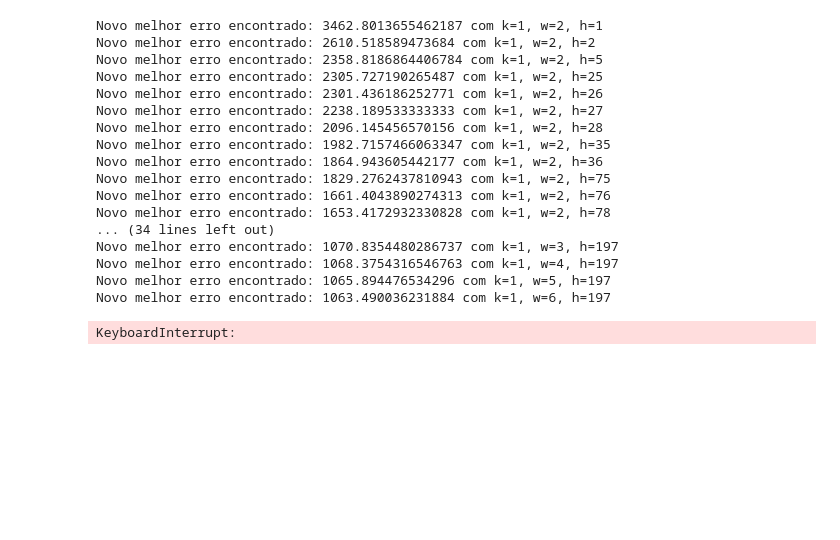
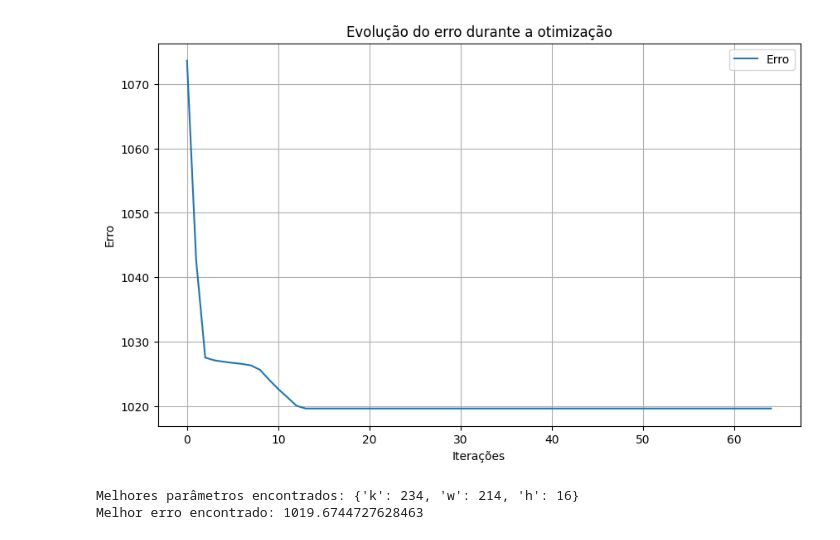
Before and after one commit to fbison/PrevisaoTemperatura, a Jupyter notebook: KNN.ipynb, the cells around one changed output. Saved outputs shown, nothing was run; the diff lists cells and outputs as text; code cells hidden in the pictures; blank space fills up the shorter version.

```diff
--- a/KNN.ipynb
+++ b/KNN.ipynb
@@ -89,28 +340,9 @@ def optimize_parameters(xTrain, xTest, k_values, w_values, h_values):
 # %%
-k_values = range(1, 200)
-w_values = range(2, 200)
-h_values = range(1, 200)
-
 # Otimizar parâmetros
-best_params, best_error = optimize_parameters(xTrain, xTest, k_values, w_values, h_values)
+best_params, best_error = optimize_parameters_random(xTrain, xTest, 220, 220, 15, max_jump=15, refinement_iterations=50, refinement_range=3)
 print("Melhores parâmetros encontrados:", best_params)
 print("Melhor erro encontrado:", best_error)
 # %% [output]
+[figure, added]
-Novo melhor erro encontrado: 3462.8013655462187 com k=1, w=2, h=1
-Novo melhor erro encontrado: 2610.518589473684 com k=1, w=2, h=2
-Novo melhor erro encontrado: 2358.8186864406784 com k=1, w=2, h=5
-Novo melhor erro encontrado: 2305.727190265487 com k=1, w=2, h=25
-Novo melhor erro encontrado: 2301.436186252771 com k=1, w=2, h=26
-Novo melhor erro encontrado: 2238.189533333333 com k=1, w=2, h=27
-Novo melhor erro encontrado: 2096.145456570156 com k=1, w=2, h=28
-Novo melhor erro encontrado: 1982.7157466063347 com k=1, w=2, h=35
-Novo melhor erro encontrado: 1864.943605442177 com k=1, w=2, h=36
-Novo melhor erro encontrado: 1829.2762437810943 com k=1, w=2, h=75
-Novo melhor erro encontrado: 1661.4043890274313 com k=1, w=2, h=76
-Novo melhor erro encontrado: 1653.4172932330828 com k=1, w=2, h=78
-... (34 lines left out)
-Novo melhor erro encontrado: 1070.8354480286737 com k=1, w=3, h=197
-Novo melhor erro encontrado: 1068.3754316546763 com k=1, w=4, h=197
-Novo melhor erro encontrado: 1065.894476534296 com k=1, w=5, h=197
-Novo melhor erro encontrado: 1063.490036231884 com k=1, w=6, h=197
+Melhores parâmetros encontrados: {'k': 234, 'w': 214, 'h': 16}
+Melhor erro encontrado: 1019.6744727628463
-KeyboardInterrupt:
```
Also changed, not shown: parts of 10 cells of this notebook.
